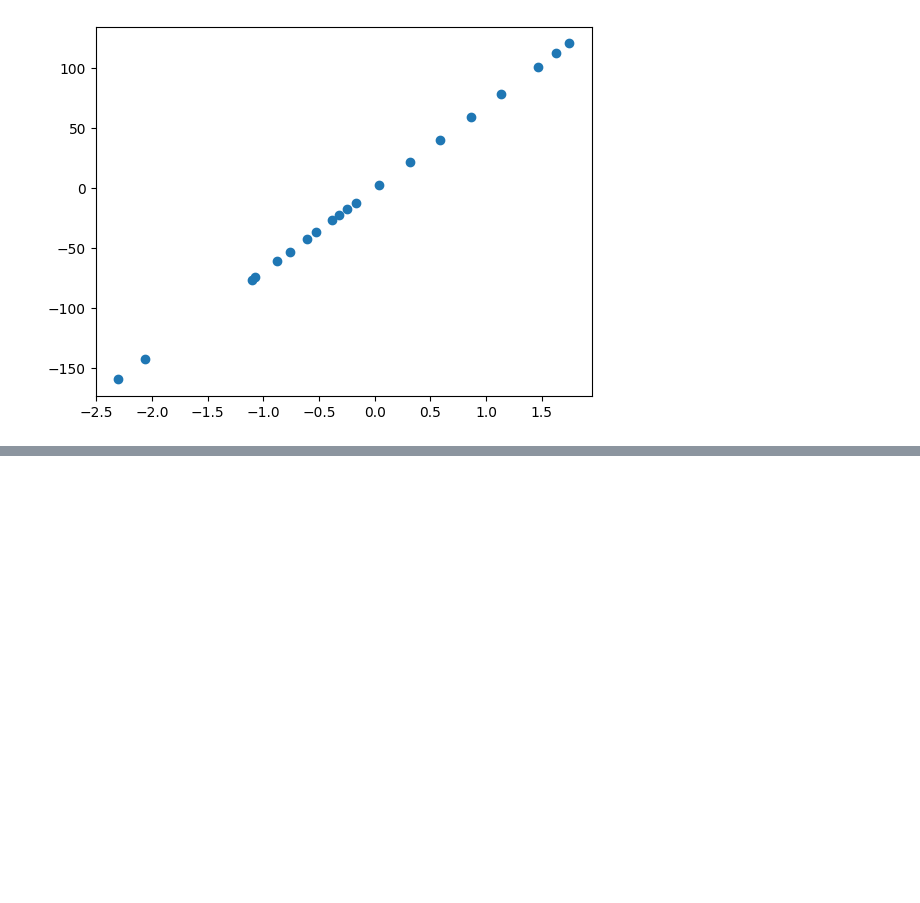
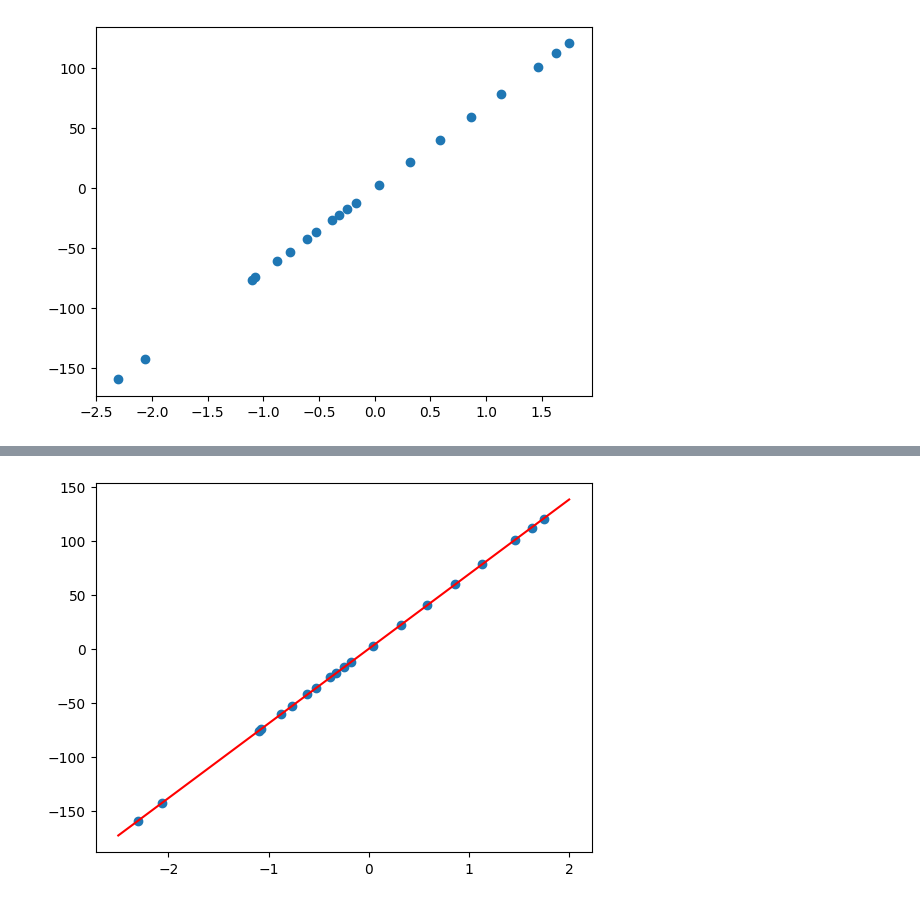
Before and after one commit to LevGanella/gittest, a Jupyter notebook: ml/ml_1.1.ipynb, the cells around one changed output, grey strips where cells are left out. Cells and saved outputs as stored; diff of their text form; code cells hidden in the pictures; blank space fills up the shorter version.

```diff
--- a/ml/ml_1.1.ipynb
+++ b/ml/ml_1.1.ipynb
@@ -150,0 +82,11 @@ plt.show()
+# %%
+plt.figure()
+plt.scatter(x, y)
+
+x_pred = np.linspace(-2.5, 2, 100)
+y_pred = model.predict(x_pred)
+plt.plot(x_pred, y_pred, 'r')
+
+plt.show()
+# %% [output]
+[figure, added]
```
Also changed, not shown: parts of 16 cells of this notebook, 10 other files.
